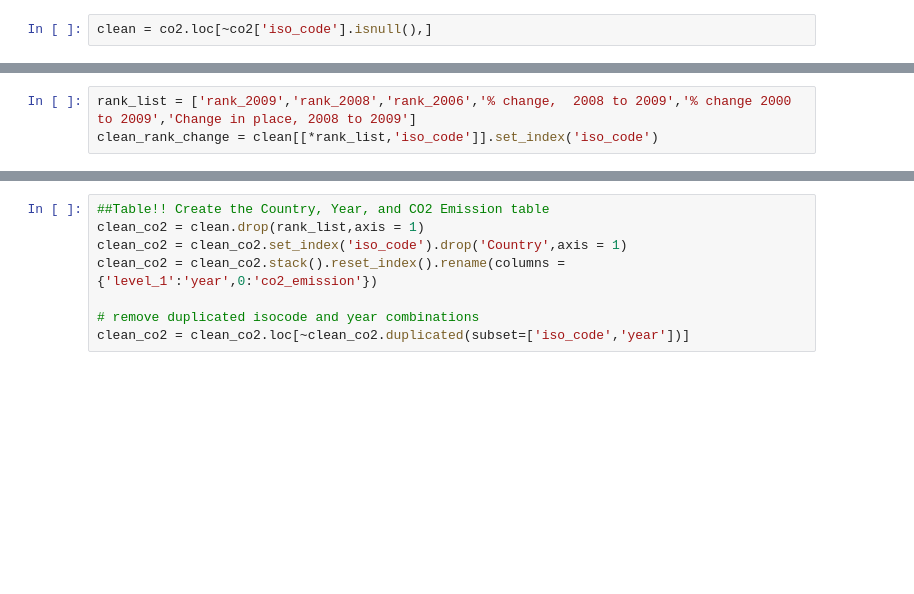
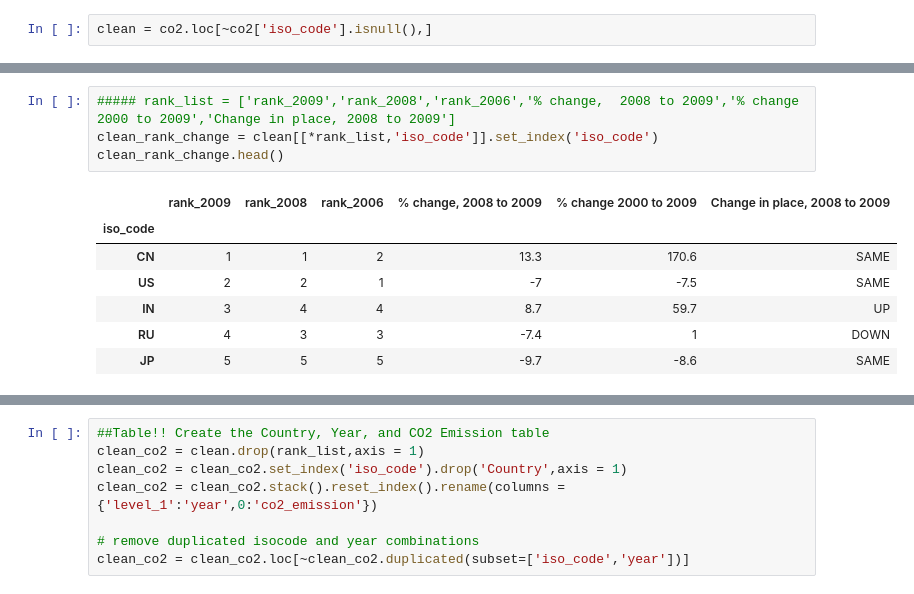
Before and after one commit to Reynazhang2014/ETL_Project, a Jupyter notebook: NFA.ipynb, the cells around one changed output, grey strips where cells are left out. Saved outputs shown, nothing was run; the diff lists cells and outputs as text; blank space fills up the shorter version.

Commit message:
updated NFA.ipynb includes clean_co2 code

```diff
--- a/NFA.ipynb
+++ b/NFA.ipynb
@@ -127,6 +182,15 @@ See the caveats in the documentation: http://pandas.pydata.org/pandas-docs/stabl
 # %%
-rank_list = ['rank_2009','rank_2008','rank_2006','% change,  2008 to 2009','% change 2000 to 2009','Change in place, 2008 to 2009']
+##### rank_list = ['rank_2009','rank_2008','rank_2006','% change,  2008 to 2009','% change 2000 to 2009','Change in place, 2008 to 2009']
 clean_rank_change = clean[[*rank_list,'iso_code']].set_index('iso_code')
+clean_rank_change.head()
+# %% [output]
+|  | rank_2009 | rank_2008 | rank_2006 | % change, 2008 to 2009 | % change 2000 to 2009 | Change in place, 2008 to 2009 |
+| iso_code |  |  |  |  |  |  |
+| CN | 1 | 1 | 2 | 13.3 | 170.6 | SAME |
+| US | 2 | 2 | 1 | -7 | -7.5 | SAME |
+| IN | 3 | 4 | 4 | 8.7 | 59.7 | UP |
+| RU | 4 | 3 | 3 | -7.4 | 1 | DOWN |
+| JP | 5 | 5 | 5 | -9.7 | -8.6 | SAME |
 # %%
 #remove the percentage changes
 clean_rank_new = clean_rank_change[['rank_2009','rank_2008','rank_2006']].rename(columns = lambda x : x.replace('rank_',''))
```
Also changed, not shown: parts of 3 cells of this notebook.
